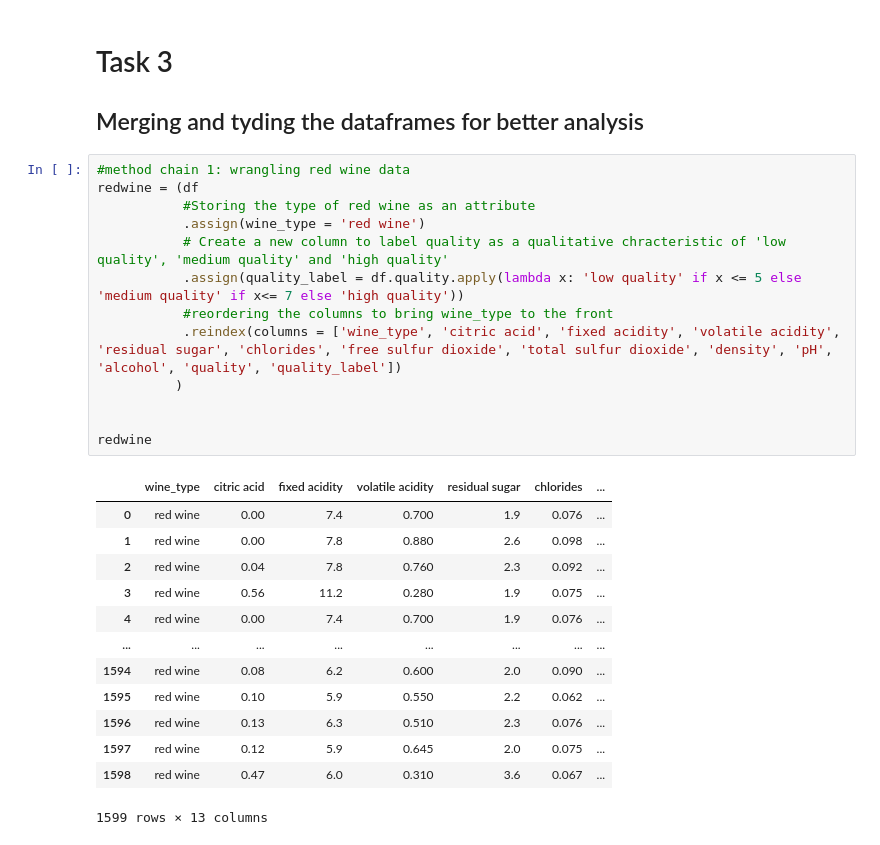
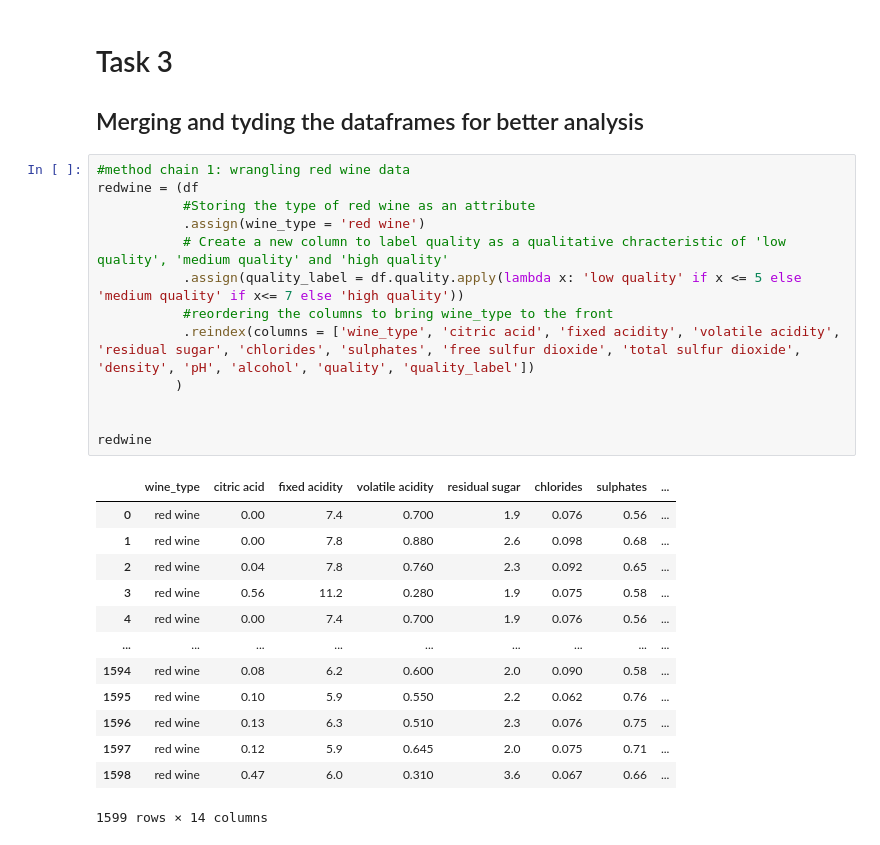
Before and after one commit to data301-2020-winter1/course-project-solo_320, a Jupyter notebook: analysis/Task3datawrangling.ipynb, the cells around one changed output. Saved outputs shown, nothing was run; the diff lists cells and outputs as text.

```diff
--- a/analysis/Task3datawrangling.ipynb
+++ b/analysis/Task3datawrangling.ipynb
@@ -41,30 +41,30 @@ df2.head(10)
 # %%
 #method chain 1: wrangling red wine data
 redwine = (df
            #Storing the type of red wine as an attribute
            .assign(wine_type = 'red wine')
            # Create a new column to label quality as a qualitative chracteristic of 'low quality', 'medium quality' and 'high quality'
            .assign(quality_label = df.quality.apply(lambda x: 'low quality' if x <= 5 else 'medium quality' if x<= 7 else 'high quality'))
            #reordering the columns to bring wine_type to the front
-           .reindex(columns = ['wine_type', 'citric acid', 'fixed acidity', 'volatile acidity', 'residual sugar', 'chlorides', 'free sulfur dioxide', 'total sulfur dioxide', 'density', 'pH', 'alcohol', 'quality', 'quality_label'])
+           .reindex(columns = ['wine_type', 'citric acid', 'fixed acidity', 'volatile acidity', 'residual sugar', 'chlorides', 'sulphates', 'free sulfur dioxide', 'total sulfur dioxide', 'density', 'pH', 'alcohol', 'quality', 'quality_label'])
           )
 
 
 redwine
 # %% [output]
-|  | wine_type | citric acid | fixed acidity | volatile acidity | residual sugar | chlorides | ... |
-| 0 | red wine | 0.00 | 7.4 | 0.700 | 1.9 | 0.076 | ... |
-| 1 | red wine | 0.00 | 7.8 | 0.880 | 2.6 | 0.098 | ... |
-| 2 | red wine | 0.04 | 7.8 | 0.760 | 2.3 | 0.092 | ... |
-| 3 | red wine | 0.56 | 11.2 | 0.280 | 1.9 | 0.075 | ... |
-| 4 | red wine | 0.00 | 7.4 | 0.700 | 1.9 | 0.076 | ... |
-| ... | ... | ... | ... | ... | ... | ... | ... |
-| 1594 | red wine | 0.08 | 6.2 | 0.600 | 2.0 | 0.090 | ... |
-| 1595 | red wine | 0.10 | 5.9 | 0.550 | 2.2 | 0.062 | ... |
-| 1596 | red wine | 0.13 | 6.3 | 0.510 | 2.3 | 0.076 | ... |
-| 1597 | red wine | 0.12 | 5.9 | 0.645 | 2.0 | 0.075 | ... |
-| 1598 | red wine | 0.47 | 6.0 | 0.310 | 3.6 | 0.067 | ... |
+|  | wine_type | citric acid | fixed acidity | volatile acidity | residual sugar | chlorides | sulphates | ... |
+| 0 | red wine | 0.00 | 7.4 | 0.700 | 1.9 | 0.076 | 0.56 | ... |
+| 1 | red wine | 0.00 | 7.8 | 0.880 | 2.6 | 0.098 | 0.68 | ... |
+| 2 | red wine | 0.04 | 7.8 | 0.760 | 2.3 | 0.092 | 0.65 | ... |
+| 3 | red wine | 0.56 | 11.2 | 0.280 | 1.9 | 0.075 | 0.58 | ... |
+| 4 | red wine | 0.00 | 7.4 | 0.700 | 1.9 | 0.076 | 0.56 | ... |
+| ... | ... | ... | ... | ... | ... | ... | ... | ... |
+| 1594 | red wine | 0.08 | 6.2 | 0.600 | 2.0 | 0.090 | 0.58 | ... |
+| 1595 | red wine | 0.10 | 5.9 | 0.550 | 2.2 | 0.062 | 0.76 | ... |
+| 1596 | red wine | 0.13 | 6.3 | 0.510 | 2.3 | 0.076 | 0.75 | ... |
+| 1597 | red wine | 0.12 | 5.9 | 0.645 | 2.0 | 0.075 | 0.71 | ... |
+| 1598 | red wine | 0.47 | 6.0 | 0.310 | 3.6 | 0.067 | 0.66 | ... |
-1599 rows × 13 columns
+1599 rows × 14 columns
 # %%
 #method chain 2: wrangling white wine data
 whitewine = (df2
```
Also changed, not shown: parts of 4 cells of this notebook, 9 other files.
